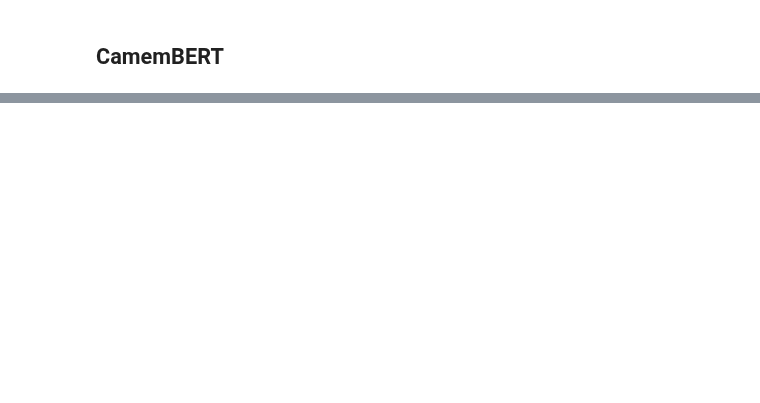
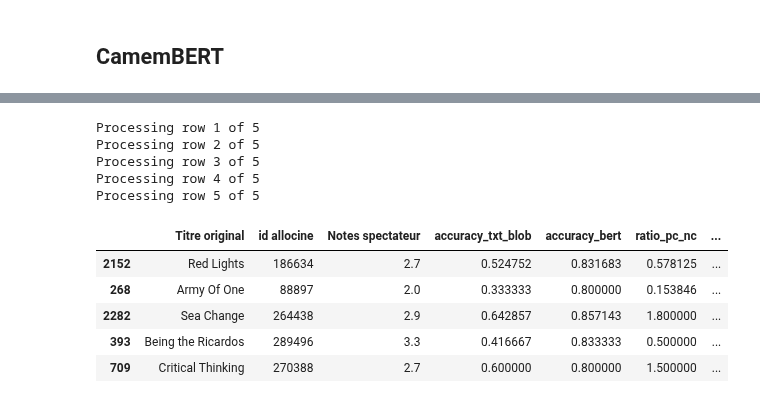
Before and after one commit to mass2330/python_ds_film, a Jupyter notebook: modelisation.ipynb, the cells around one changed output, grey strips where cells are left out. Drawn from its saved outputs; the diff is of its cells as text; code cells hidden in the pictures; blank space fills up the shorter version.

Commit message:
modelisation presque terminé

```diff
--- a/modelisation.ipynb
+++ b/modelisation.ipynb
@@ -506,0 +611,8 @@ print_metrics(true_labels, predictions)
+# %%
+# on import le modèle qu'on a entrainé
+
+# model_name = "camembert-base"
+# tokenizer = CamembertTokenizer.from_pretrained(model_name)
+model1 = CamembertForSequenceClassification.from_pretrained(model_name)
+model11 = torch.nn.DataParallel(model1)
+model11.load_state_dict(torch.load('CamemBERT_critique_ac.pth'))
@@ -506,0 +630,4 @@ print_metrics(true_labels, predictions)
+# %%
+df_merged = pd.read_csv("df_merged.csv")
+# %%
+df_500films = df_merged.sample(n=5, random_state=1)
@@ -506,0 +704,17 @@ print_metrics(true_labels, predictions)
+# %%
+df = apply_model(df_500films, model11)
+# %% [output]
+Processing row 1 of 5
+Processing row 2 of 5
+Processing row 3 of 5
+Processing row 4 of 5
+Processing row 5 of 5
+# %%
+df
+# %% [output]
+|  | Titre original | id allocine | Notes spectateur | accuracy_txt_blob | accuracy_bert | ratio_pc_nc | ... |
+| 2152 | Red Lights | 186634 | 2.7 | 0.524752 | 0.831683 | 0.578125 | ... |
+| 268 | Army Of One | 88897 | 2.0 | 0.333333 | 0.800000 | 0.153846 | ... |
+| 2282 | Sea Change | 264438 | 2.9 | 0.642857 | 0.857143 | 1.800000 | ... |
+| 393 | Being the Ricardos | 289496 | 3.3 | 0.416667 | 0.833333 | 0.500000 | ... |
+| 709 | Critical Thinking | 270388 | 2.7 | 0.600000 | 0.800000 | 1.500000 | ... |
```
Also changed, not shown: parts of 72 cells of this notebook.
